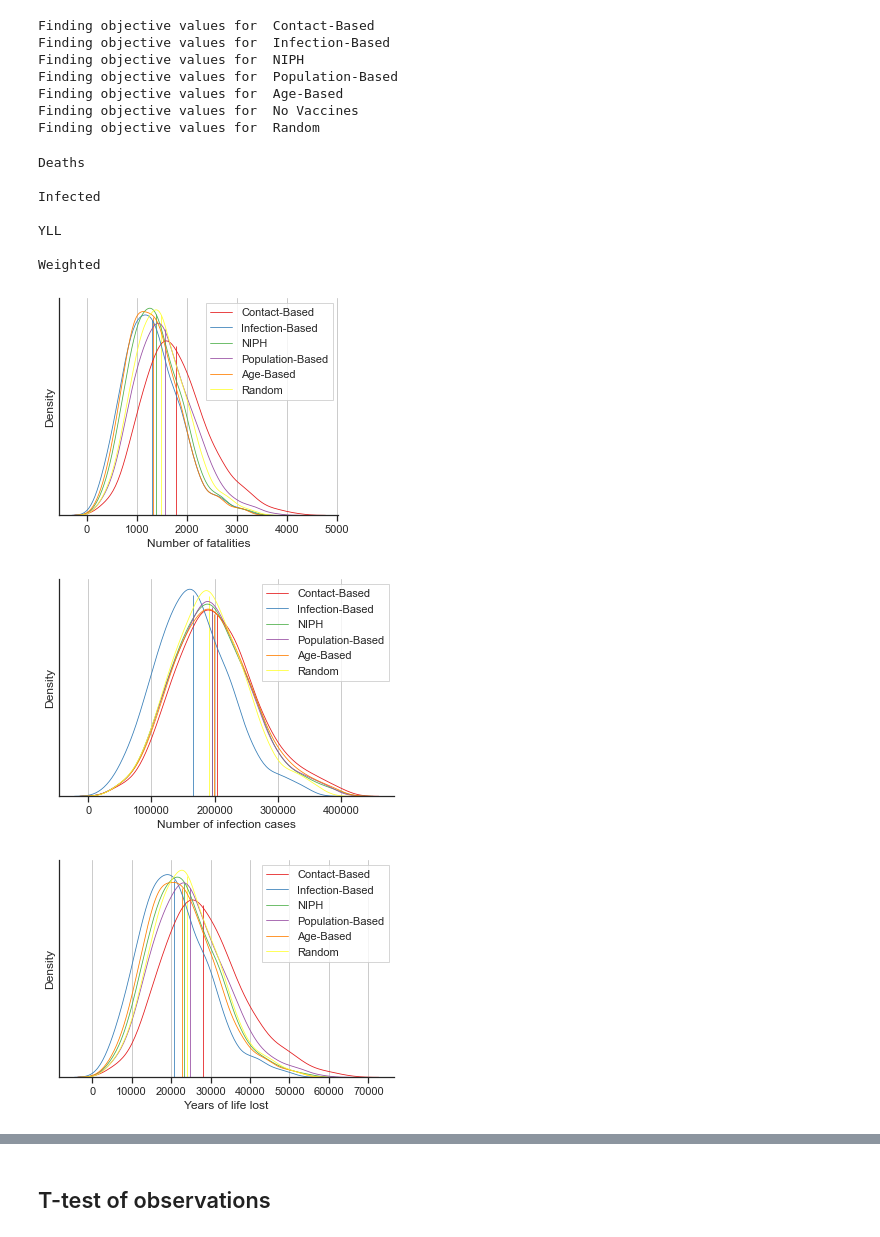
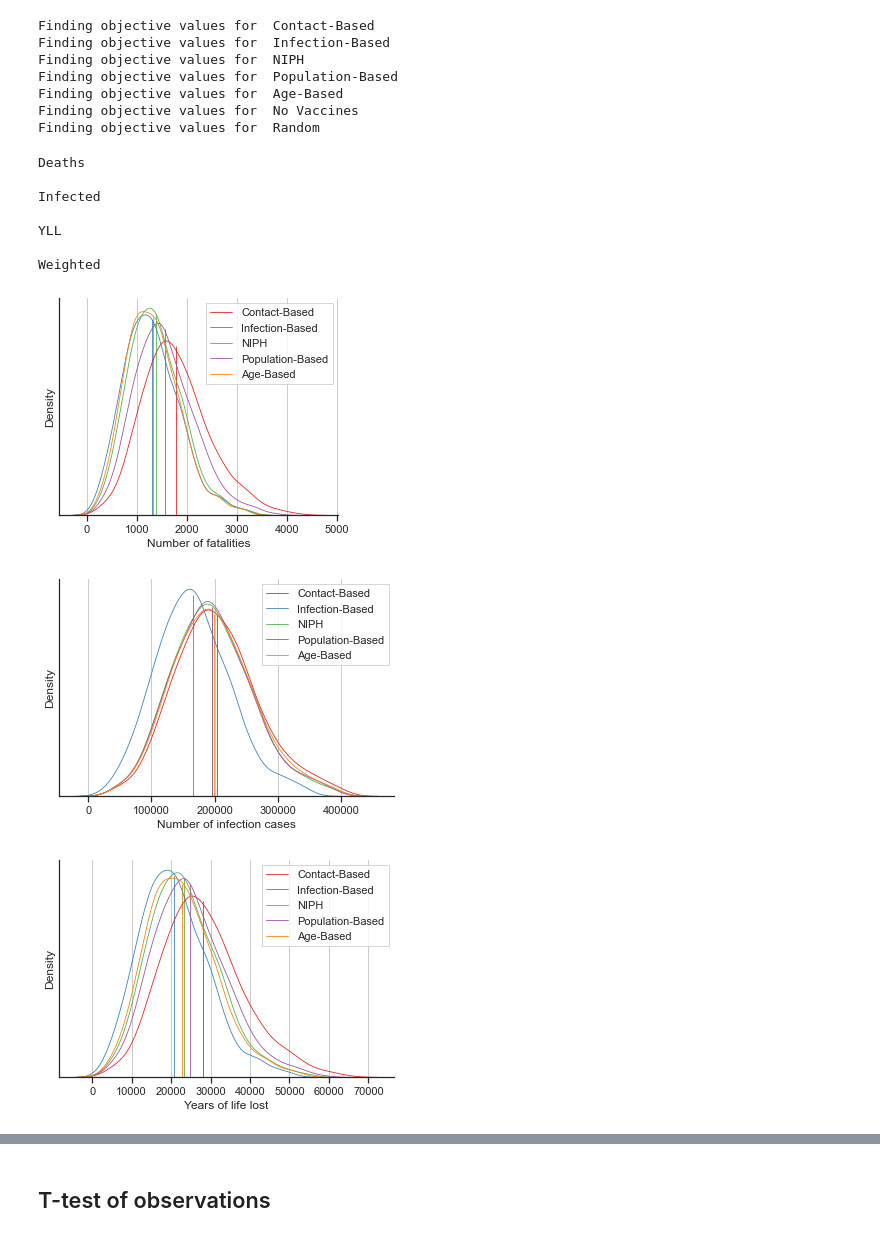
Before and after one commit to bendiknordeng/Epidemiologic-Strategies, a Jupyter notebook: notebooks/plot_results.ipynb, the cells around one changed output, grey strips where cells are left out. Saved outputs shown, nothing was run; the diff lists cells and outputs as text; code cells hidden in the pictures.

```diff
--- a/notebooks/plot_results.ipynb
+++ b/notebooks/plot_results.ipynb
@@ -253,6 +253,7 @@ def density_plot(values, key, color):
 keys = list(results.keys())
 if "Weighted_1" in keys: keys.remove("Weighted_1")
 if "No Vaccines" in keys: keys.remove("No Vaccines")
+if "Random" in keys: keys.remove("Random")
 sns.set_style('ticks')
 print("Deaths")
 print()
@@ -295,33 +296,33 @@ plt.xlabel('Years of life lost')
 plt.ylabel("Density")
 ax.spines['top'].set_visible(False)
 ax.spines['right'].set_visible(False)
 plt.subplots_adjust(wspace=0.4, hspace=0.4)
 ax.yaxis.set_ticks([])
 ax.xaxis.grid()
 plt.savefig("../plots/computational_study/yll_distributions.png", dpi=200)
 
 print("Weighted")
 print()
 plt.figure()
 for n in range(len(keys)):
     ax = density_plot(objective_values[keys[n]][:,4], keys[n], colors[n])
 plt.legend(loc='upper right', ncol=1, fancybox=False, shadow=False)
 plt.xlabel('Weighted objective values')
 plt.ylabel("Density")
 ax.spines['top'].set_visible(False)
 ax.spines['right'].set_visible(False)
 plt.subplots_adjust(wspace=0.4, hspace=0.4)
 ax.yaxis.set_ticks([])
 ax.xaxis.grid()
 plt.savefig("../plots/computational_study/weighted_distributions.png", dpi=200)
 # %% [output]
 Deaths
 
 Infected
 
 YLL
 
 Weighted
-[figure, old version]
+[figure, new version]
-[figure, old version]
+[figure, new version]
-[figure, old version]
+[figure, new version]
```
Also changed, not shown: parts of 1 cell of this notebook.
